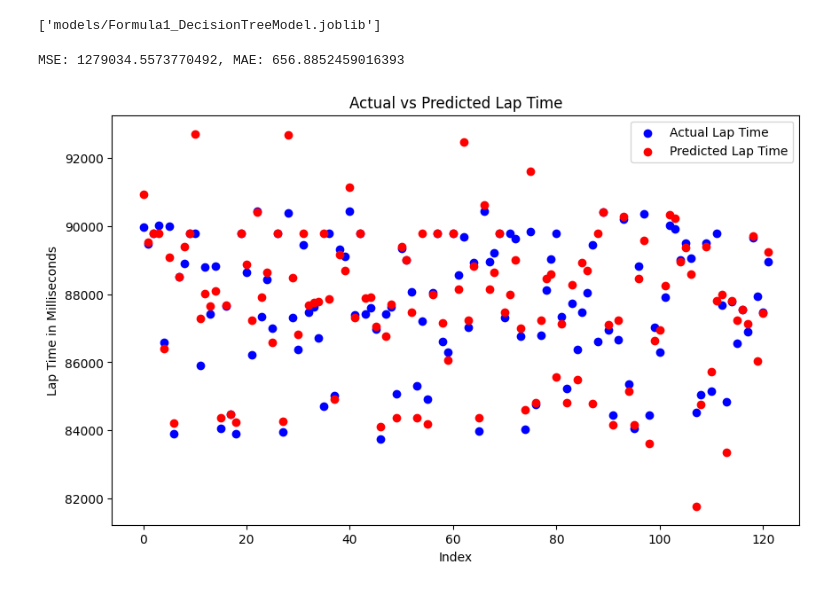
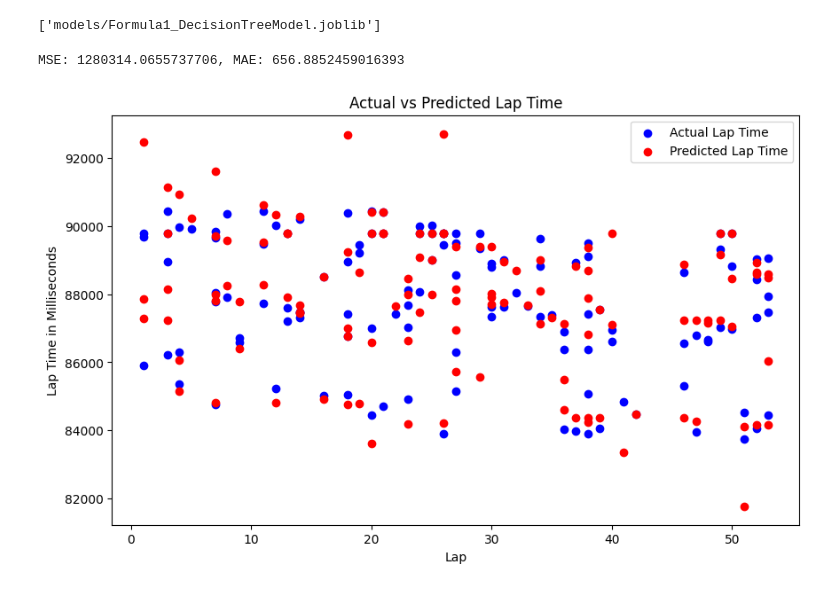
Before and after one commit to ProkkalyDavid/Formula1LaptTimePrediction, a Jupyter notebook: Formula1DecisionTree.ipynb, the cells around one changed output. Saved outputs shown, nothing was run; the diff lists cells and outputs as text; code cells hidden in the pictures.

```diff
--- a/Formula1DecisionTree.ipynb
+++ b/Formula1DecisionTree.ipynb
@@ -16,8 +16,8 @@ df2 = pd.read_csv('archive/races.csv')
 df1 = df1.drop('time', axis=1)
 df1 = df1.drop('position', axis=1)
 #Eldobjuk a 2010 előtti versenyeket, mivel 2010be tiltották meg a tankolást,
-#és az üzemanyag súlya nagyban befolyásolja a köridőt, és így körről körre gyorsabb is lesz az autó, "tanulhatóbb"
 df2 = df2[df2['year'] > 2009]
-#eldobunk további felesleges oszlopokat
-df2 = df2.drop(['round','round','date','time','url','fp1_date','fp1_time','fp2_date','fp2_time','fp3_date','fp3_time','quali_date','quali_time', 'sprint_date', 'sprint_time'], axis=1)
+#Eldobunk további felesleges oszlopokat
+df2 = df2.drop(['round','round','date','time','url','fp1_date','fp1_time',
+'fp2_date','fp2_time','fp3_date','fp3_time','quali_date','quali_time', 'sprint_date', 'sprint_time'], axis=1)
 # %%
@@ -47,10 +45,10 @@ X = Ham[['raceId', 'lap', 'year']]
 y = Ham['milliseconds']
 # %%
 #Felbontjuk az adatokat tanító és teszt adathalmazokra
-X_train, X_valid, y_train, y_valid = train_test_split(X, y, test_size=0.2, random_state=42)
+X_train, X_test, y_train, y_test = train_test_split(X, y, test_size=0.2, random_state=42)
 
 #Létrehozunk egy DecisionTreeRegressor modellt
-model = DecisionTreeRegressor(random_state=0)
+model = DecisionTreeRegressor()
 
 #Tanítjuk a modellt a tanító adatokon
 model.fit(X_train, y_train)
@@ -64,24 +62,24 @@ dump(model, 'models/Formula1_DecisionTreeModel.joblib')
 ['models/Formula1_DecisionTreeModel.joblib']
 # %%
 # Predikciók a validációs adathalmazon
-preds = model.predict(X_valid)
+preds = model.predict(X_test)
 
 # Számoljuk ki az átlagos abszolút hibát
-mae = mean_absolute_error(y_valid, preds)
-mse = mean_squared_error(y_valid,preds)
+mae = mean_absolute_error(y_test, preds)
+mse = mean_squared_error(y_test,preds)
 print(f'MSE: {mse}, MAE: {mae}')
 # %% [output]
-MSE: 1279034.5573770492, MAE: 656.8852459016393
+MSE: 1280314.0655737706, MAE: 656.8852459016393
 # %%
 # Predikciók és valós adatok plotolása
 plt.figure(figsize=(10,6))
 
-plt.scatter(range(len(y_valid)), y_valid, color = 'blue', label = 'Actual Lap Time')
-plt.scatter(range(len(preds)), preds, color = 'red', label = 'Predicted Lap Time')
+plt.scatter(X_test['lap'], y_test, color = 'blue', label = 'Actual Lap Time')
+plt.scatter(X_test['lap'], preds, color = 'red', label = 'Predicted Lap Time')
 plt.title('Actual vs Predicted Lap Time')
-plt.xlabel('Index')
+plt.xlabel('Lap')
 plt.ylabel('Lap Time in Milliseconds')
-plt.legend(loc='best')
+plt.legend()
 plt.show()
 # %% [output]
-[figure, old version]
+[figure, new version]
```
Also changed, not shown: parts of 3 cells of this notebook, 5 other files.
